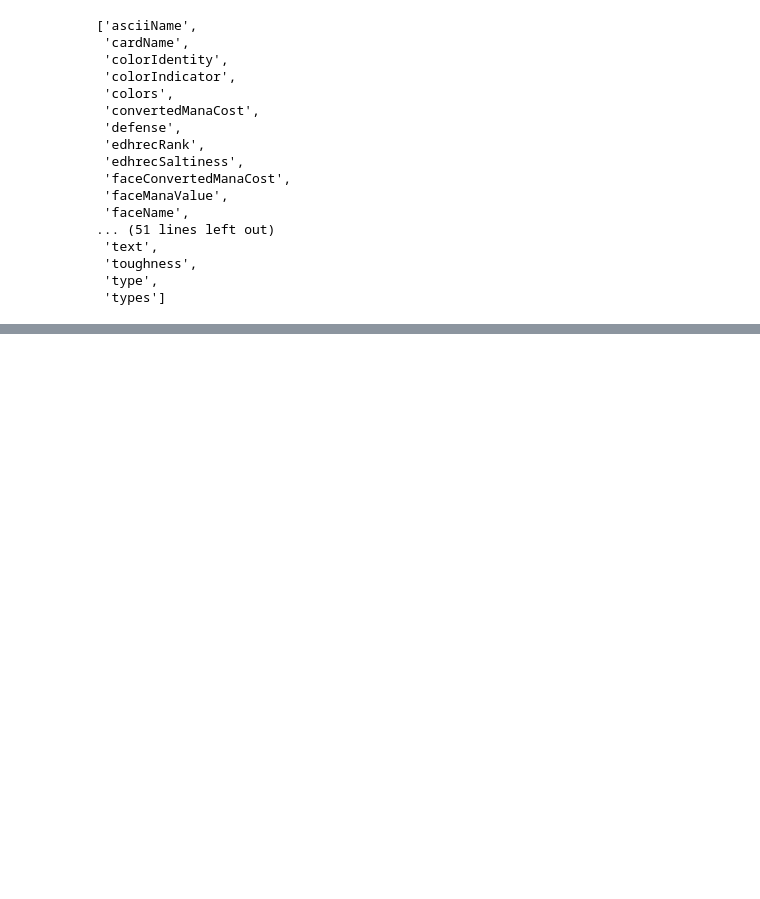
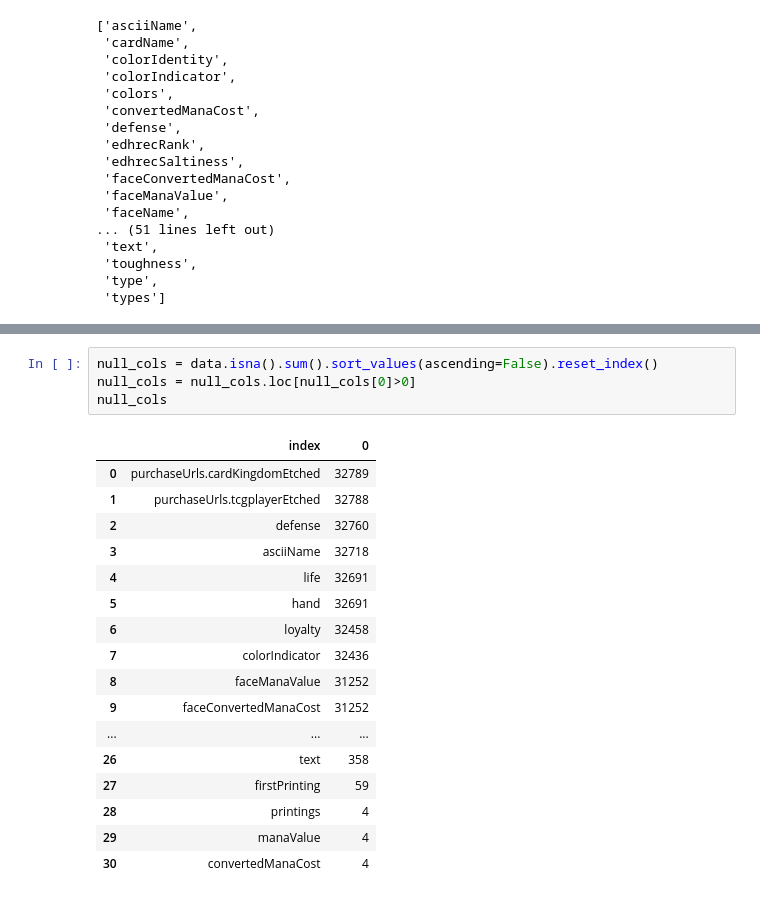
Before and after one commit to carletonc/ai-cookbook, a Jupyter notebook: apps/mtg_recommender/demo.ipynb, the cells around one changed output, grey strips where cells are left out. Drawn from its saved outputs; the diff is of its cells as text; blank space fills up the shorter version.

```diff
--- a/apps/mtg_recommender/demo.ipynb
+++ b/apps/mtg_recommender/demo.ipynb
@@ -154,0 +97,22 @@ Name: count, dtype: int64
+# %%
+null_cols = data.isna().sum().sort_values(ascending=False).reset_index()
+null_cols = null_cols.loc[null_cols[0]>0]
+null_cols
+# %% [output]
+|  | index | 0 |
+| 0 | purchaseUrls.cardKingdomEtched | 32789 |
+| 1 | purchaseUrls.tcgplayerEtched | 32788 |
+| 2 | defense | 32760 |
+| 3 | asciiName | 32718 |
+| 4 | life | 32691 |
+| 5 | hand | 32691 |
+| 6 | loyalty | 32458 |
+| 7 | colorIndicator | 32436 |
+| 8 | faceManaValue | 31252 |
+| 9 | faceConvertedManaCost | 31252 |
+| ... | ... | ... |
+| 26 | text | 358 |
+| 27 | firstPrinting | 59 |
+| 28 | printings | 4 |
+| 29 | manaValue | 4 |
+| 30 | convertedManaCost | 4 |
```
Also changed, not shown: parts of 20 cells of this notebook, 10 other files.
